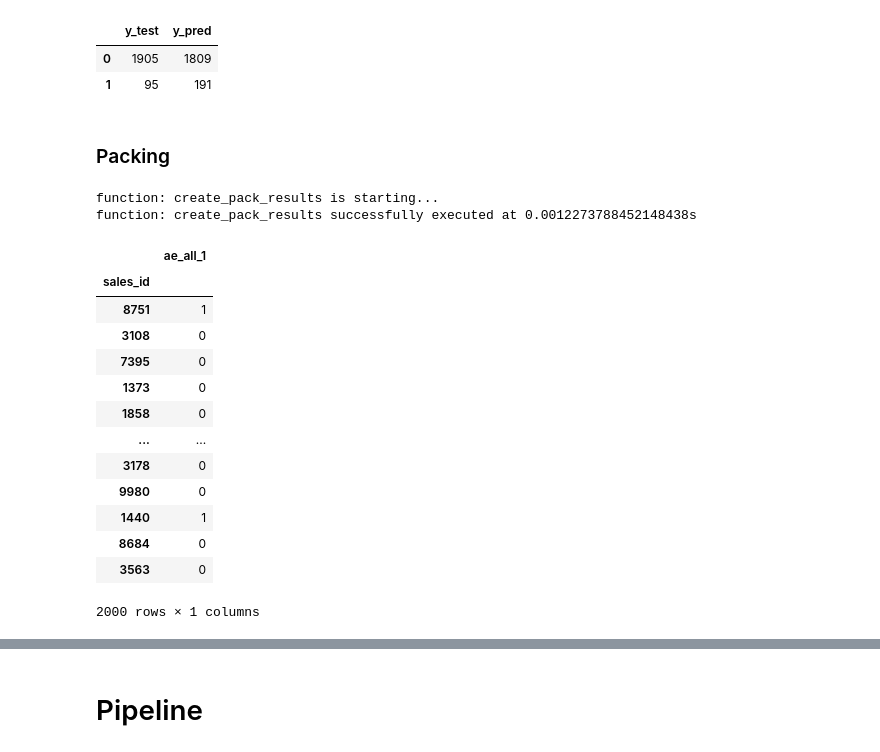
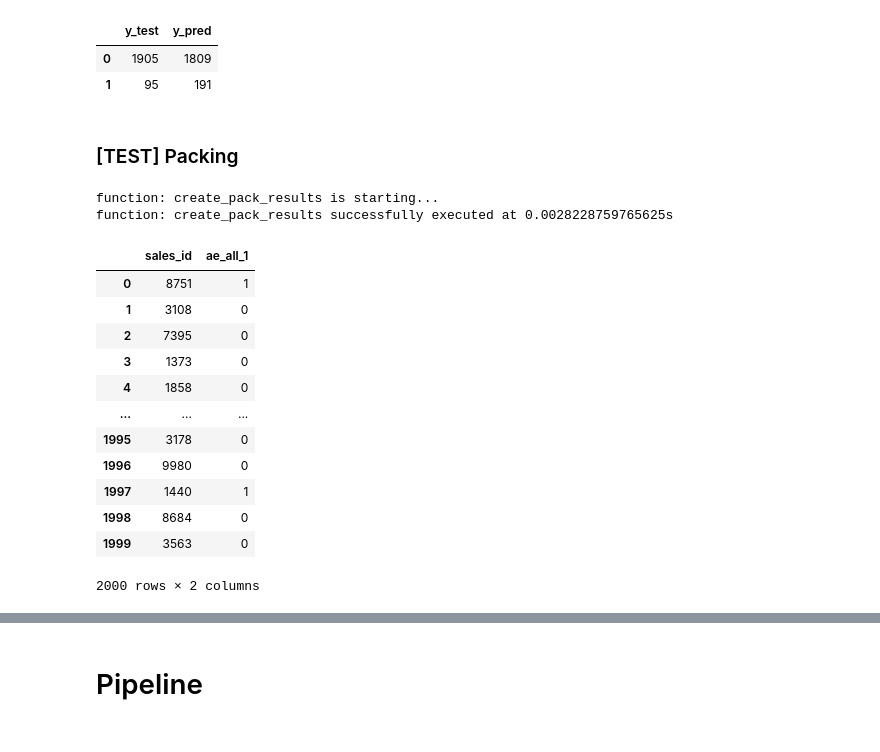
Before and after one commit to lidv94/anomaly-detection, a Jupyter notebook: auto_encoder_tune4.ipynb, the cells around one changed output, grey strips where cells are left out. Saved outputs shown, nothing was run; the diff lists cells and outputs as text; code cells hidden in the pictures.

```diff
--- a/auto_encoder_tune4.ipynb
+++ b/auto_encoder_tune4.ipynb
@@ -618,25 +665,24 @@ pd.DataFrame({
 | 0 | 1905 | 1809 |
 | 1 | 95 | 191 |
 # %% [markdown]
-### Packing
+### [TEST] Packing
 # %%
-df_lables = create_pack_results(test_df, y_pred, experiment_name='ae_all_1')
-df_lables = df_lables.set_index('sales_id')
-df_lables
+result_test_df = create_pack_results(test_df, y_pred, experiment_name='ae_all_1')
+# df_lables = df_lables.set_index('sales_id')
+result_test_df
 # %% [output]
 function: create_pack_results is starting...
-function: create_pack_results successfully executed at 0.0012273788452148438s
+function: create_pack_results successfully executed at 0.0028228759765625s
-|  | ae_all_1 |
-| sales_id |  |
-| 8751 | 1 |
-| 3108 | 0 |
-| 7395 | 0 |
-| 1373 | 0 |
-| 1858 | 0 |
-| ... | ... |
-| 3178 | 0 |
-| 9980 | 0 |
-| 1440 | 1 |
-| 8684 | 0 |
-| 3563 | 0 |
+|  | sales_id | ae_all_1 |
+| 0 | 8751 | 1 |
+| 1 | 3108 | 0 |
+| 2 | 7395 | 0 |
+| 3 | 1373 | 0 |
+| 4 | 1858 | 0 |
+| ... | ... | ... |
+| 1995 | 3178 | 0 |
+| 1996 | 9980 | 0 |
+| 1997 | 1440 | 1 |
+| 1998 | 8684 | 0 |
+| 1999 | 3563 | 0 |
-2000 rows × 1 columns
+2000 rows × 2 columns
```
Also changed, not shown: parts of 41 cells of this notebook, 26 other files.
